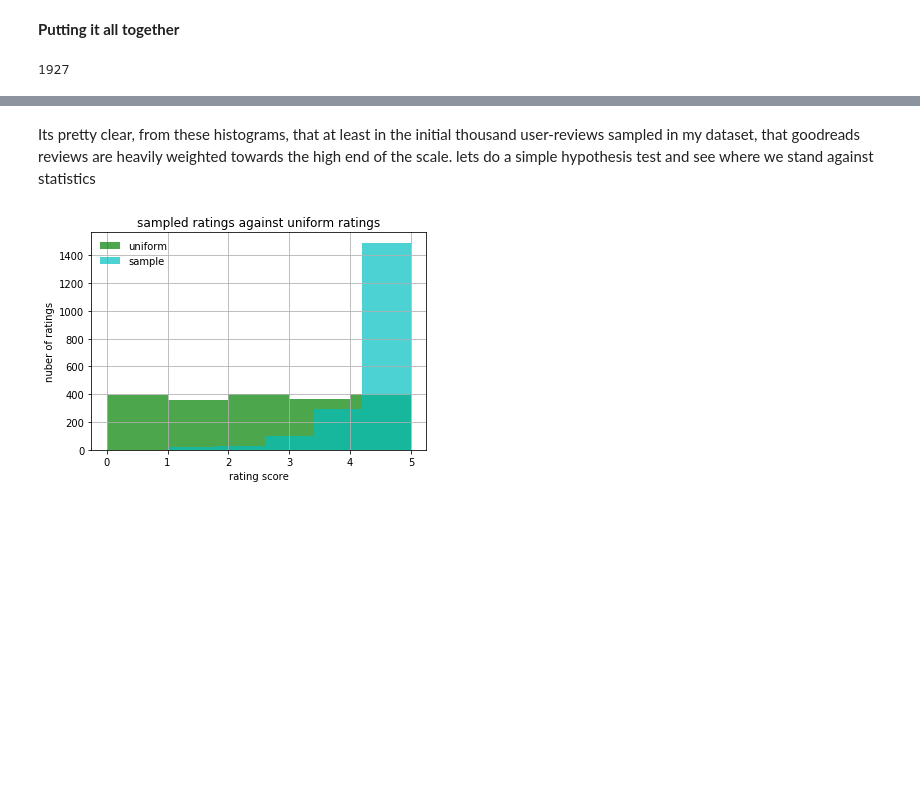
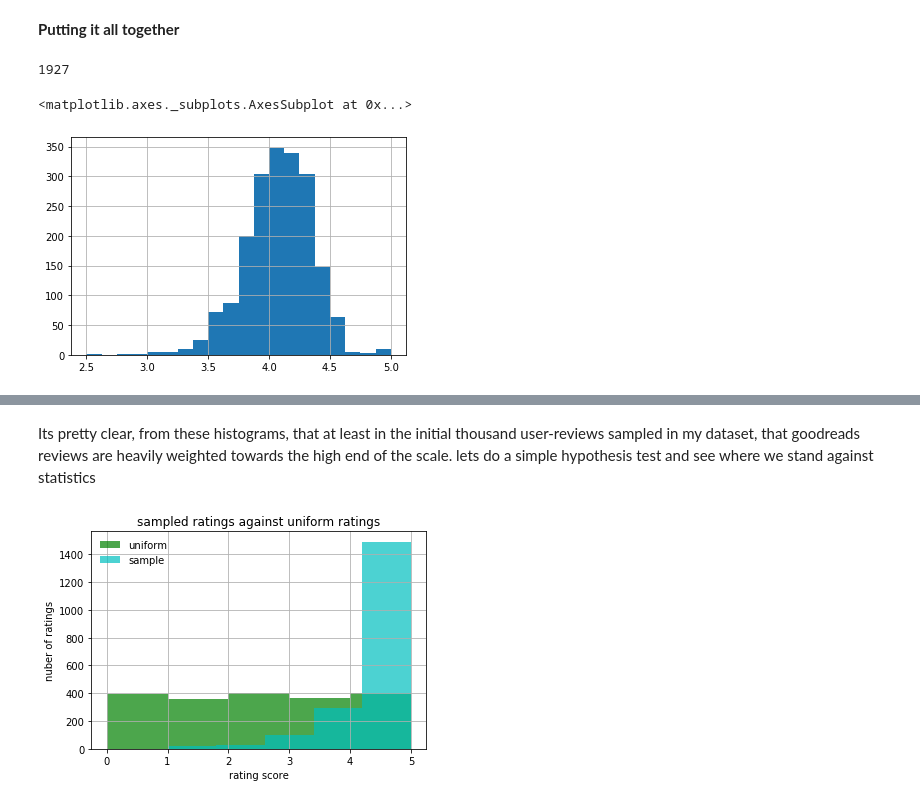
Before and after one commit to RnScully/Books, a Jupyter notebook: mongo_pipe.ipynb, the cells around one changed output, grey strips where cells are left out. Cells and saved outputs as stored; diff of their text form; code cells hidden in the pictures; blank space fills up the shorter version.

```diff
--- a/mongo_pipe.ipynb
+++ b/mongo_pipe.ipynb
@@ -144,3 +144,8 @@ dfwr = dfwr[actually_rated]
 dfwr.sort_values('title').head(20)
 # %% [output]
 1927
+# %%
+dfwr['av_rate'].hist(bins = 20)
+# %% [output]
+<matplotlib.axes._subplots.AxesSubplot at 0x...>
+[figure, added]
```
Also changed, not shown: parts of 2 cells of this notebook, 2 other files.
